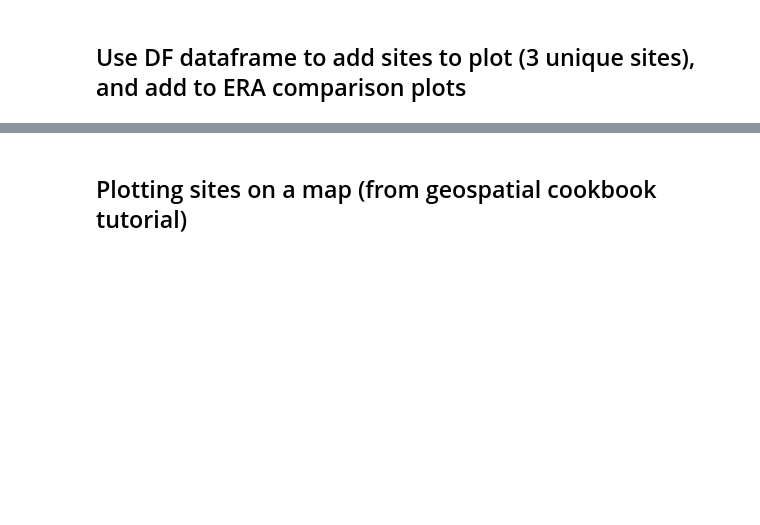
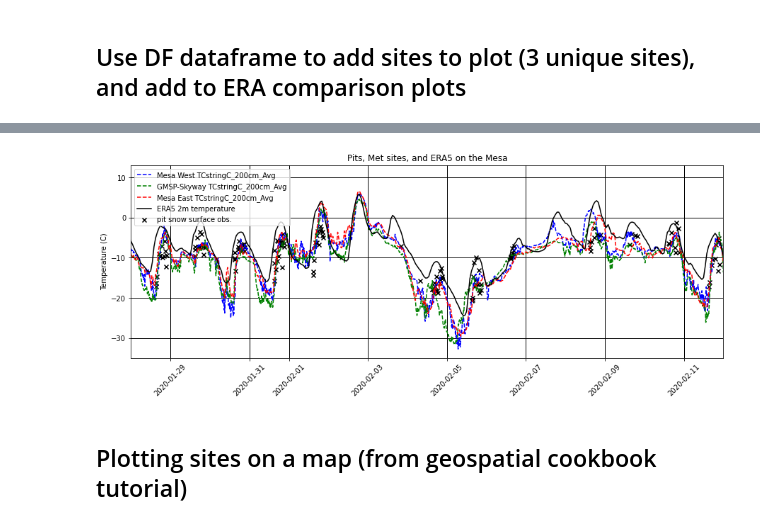
Before and after one commit to snowex-hackweek/hot-pow, a Jupyter notebook: contributors/Jeremy_Johnston/MetSite_ClipExtract.ipynb, the cells around one changed output, grey strips where cells are left out. Cells and saved outputs as stored; diff of their text form; code cells hidden in the pictures; blank space fills up the shorter version.

```diff
--- a/contributors/Jeremy_Johnston/MetSite_ClipExtract.ipynb
+++ b/contributors/Jeremy_Johnston/MetSite_ClipExtract.ipynb
@@ -149,0 +162,9 @@ plt.show()
+# %%
+#add datetime column
+pit_datestr = pitMax_df['date'] + ' ' + pitMax_df['time']
+pit_dates =  pd.to_datetime(pitMax_df['date'] + ' ' + pitMax_df['time'])#, format='%d%b%Y:%H:%M:%S.%f')
+pitMax_df.insert(4, 'Datetime_UTC', pit_dates.dt.tz_localize(None)+datetime.timedelta(hours=6))
+#remove timezone from datetime
+
+#pitMax_df['Datetime_UTC'] = pitMax_df['Datetime_UTC'].replace(tzinfo=None)
+pitMax_df.head()
@@ -149,0 +238,2 @@ plt.show()
+# %%
+ds = xr.open_dataset('data/era5_2020-02-01_2020-02-29.nc')
@@ -149,0 +260,4 @@ plt.show()
+# %%
+ds['t2m'].values = ds['t2m'].values - 273.15
+ds['t2m'].attrs['units'] = 'C'
+ds['t2m'].attrs['long_name'] = 'Temperature (2 m above surface)'
@@ -150,3 +284,35 @@ plt.show()
+# %%
+T = ds['time'] = [t + np.timedelta64(6, 'h') for t in ds['time'].values] #convert to correct time
+# %%
+# SAME PLOT AS ABOVE BUT WITH SNOW PIT SURFACE TEMPS
+variable = 'TCstringC_200cm_Avg'
+
+MW = DF[DF['station_id'] == 'MW-V7_clean']
+GMSP = DF[DF['station_id'] == 'GMSP-V2']
+ME = DF[DF['station_id'] == 'ME-V3']
+
+plt.figure(figsize=(15,5))
+plt.plot(MW['Datetime_UTC'], MW[variable], color='b',linestyle = '--',label='Mesa West ' + variable)
+plt.plot(GMSP['Datetime_UTC'], GMSP[variable], color='g',linestyle = '--',label='GMSP-Skyway ' + variable)
+plt.plot(ME['Datetime_UTC'], ME[variable], color='r',linestyle = '--',label='Mesa East ' + variable)
+#ERA5
+plt.plot(T,ds['t2m'].mean(dim=('latitude', 'longitude')),color='k',linestyle = '-',label='ERA5 2m temperature')
+plt.ylabel('Temperature (C)')
+plt.scatter(pitMax_df['Datetime_UTC'],pitMax_df['temperature_C'],c='k',marker='x',label='pit snow surface obs.')
+plt.xticks(rotation=45)
+plt.title('Pits, Met sites, and ERA5 on the Mesa')
+
+#to trim by date
+d1 = datetime.datetime(year=2020,month=1,day=28)
+d2 = datetime.datetime(year=2020,month=2,day=12)
+delta = d2 - d1
+
+plt.xlim(d1,d2)
+plt.grid(color='k', linestyle='-', linewidth=1)
+plt.legend()
+plt.show()
+# %% [output]
+[figure, added]
 # %% [markdown]
 ## Plotting sites on a map (from geospatial cookbook tutorial)
 # %%
```
Also changed, not shown: parts of 12 cells of this notebook.
